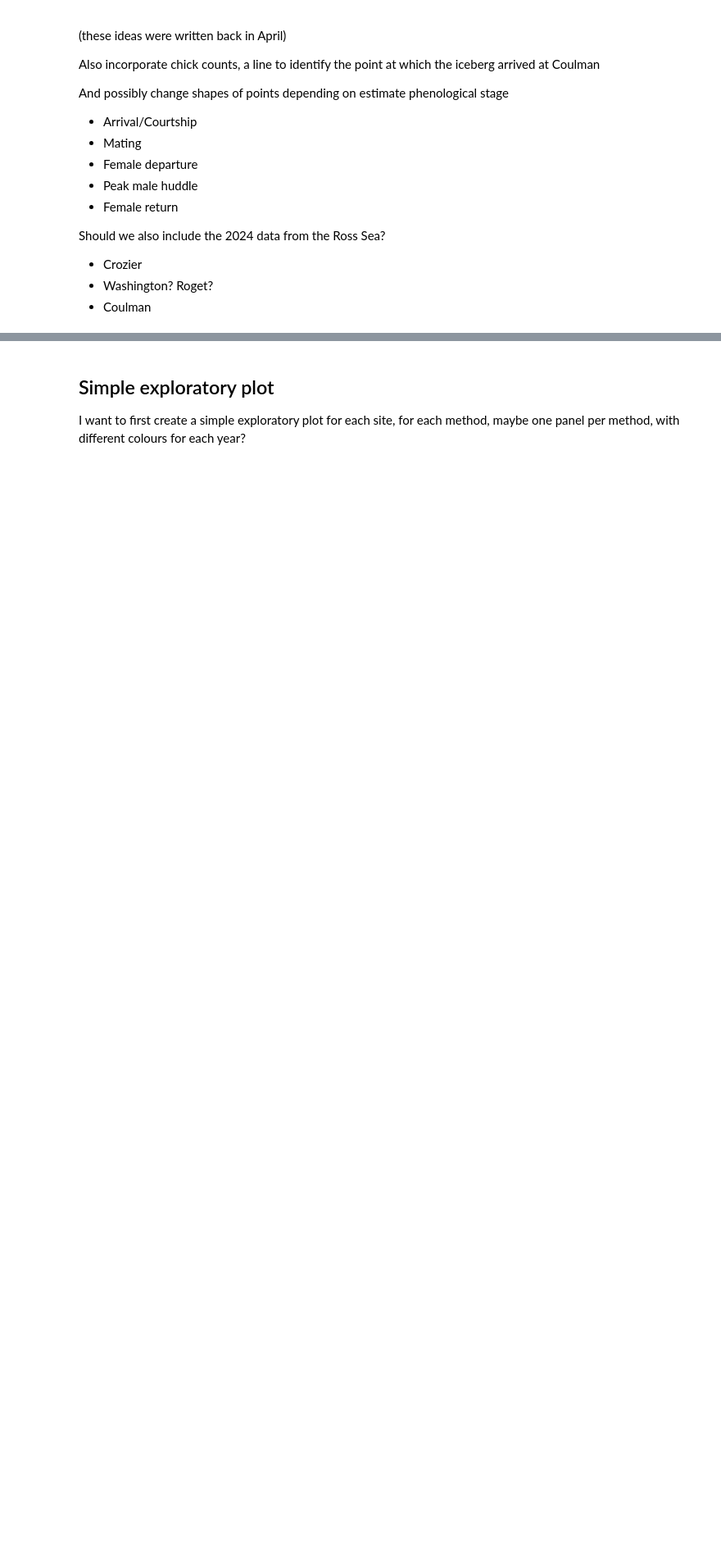
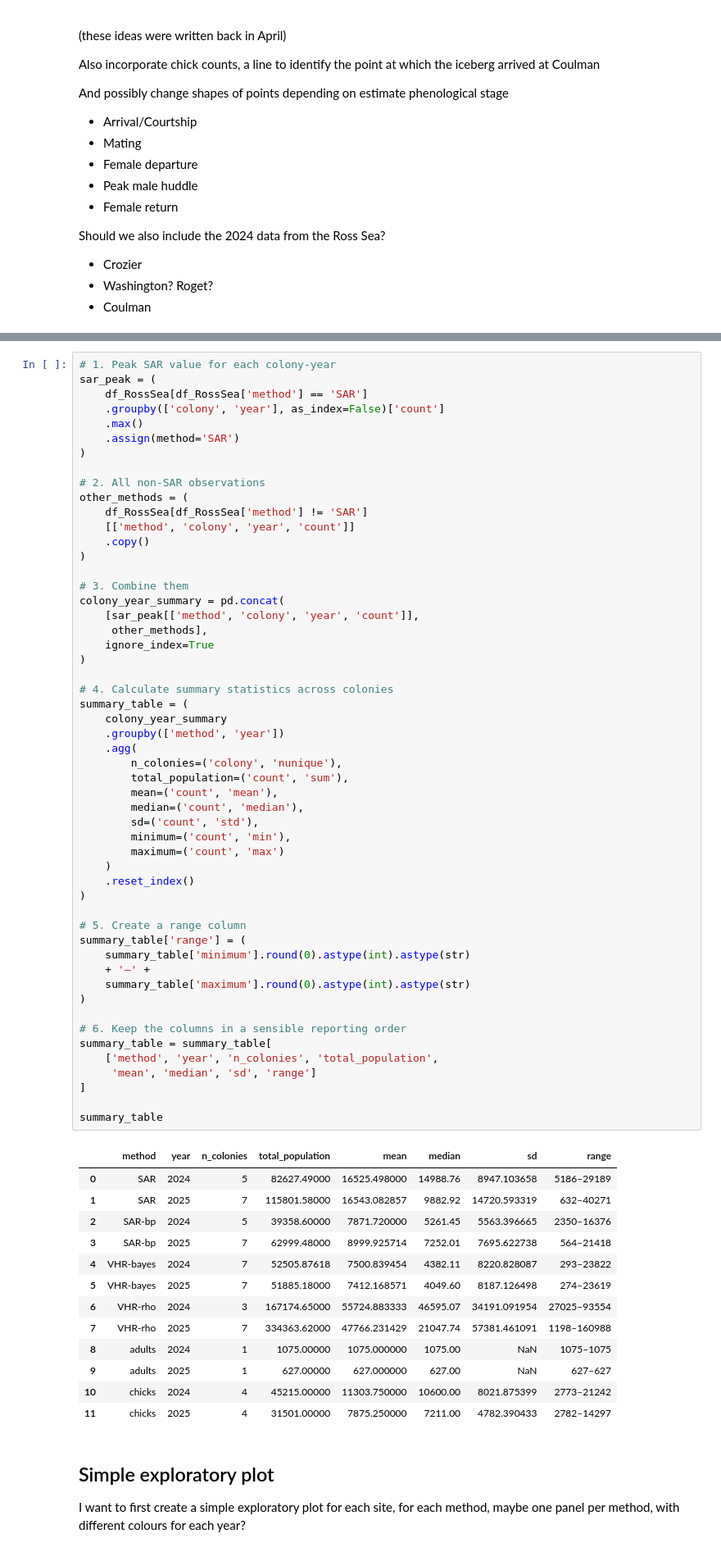
Before and after one commit to rosetazetta/SAR_RossSea_compare, a Jupyter notebook: Code/RossSeaPhenology_plot.ipynb, the cells around one changed output, grey strips where cells are left out. Shown at 82% size. Cells and saved outputs as stored; diff of their text form; blank space fills up the shorter version.

```diff
--- a/Code/RossSeaPhenology_plot.ipynb
+++ b/Code/RossSeaPhenology_plot.ipynb
@@ -188,3 +248,70 @@ Should we also include the 2024 data from the Ross Sea?
+# %%
+# 1. Peak SAR value for each colony-year
+sar_peak = (
+    df_RossSea[df_RossSea['method'] == 'SAR']
+    .groupby(['colony', 'year'], as_index=False)['count']
+    .max()
+    .assign(method='SAR')
+)
+
+# 2. All non-SAR observations
+other_methods = (
+    df_RossSea[df_RossSea['method'] != 'SAR']
+    [['method', 'colony', 'year', 'count']]
+    .copy()
+)
+
+# 3. Combine them
+colony_year_summary = pd.concat(
+    [sar_peak[['method', 'colony', 'year', 'count']],
+     other_methods],
+    ignore_index=True
+)
+
+# 4. Calculate summary statistics across colonies
+summary_table = (
+    colony_year_summary
+    .groupby(['method', 'year'])
+    .agg(
+        n_colonies=('colony', 'nunique'),
+        total_population=('count', 'sum'),
+        mean=('count', 'mean'),
+        median=('count', 'median'),
+        sd=('count', 'std'),
+        minimum=('count', 'min'),
+        maximum=('count', 'max')
+    )
+    .reset_index()
+)
+
+# 5. Create a range column
+summary_table['range'] = (
+    summary_table['minimum'].round(0).astype(int).astype(str)
+    + '–' +
+    summary_table['maximum'].round(0).astype(int).astype(str)
+)
+
+# 6. Keep the columns in a sensible reporting order
+summary_table = summary_table[
+    ['method', 'year', 'n_colonies', 'total_population',
+     'mean', 'median', 'sd', 'range']
+]
+
+summary_table
+# %% [output]
+|  | method | year | n_colonies | total_population | mean | median | sd | range |
+| 0 | SAR | 2024 | 5 | 82627.49000 | 16525.498000 | 14988.76 | 8947.103658 | 5186–29189 |
+| 1 | SAR | 2025 | 7 | 115801.58000 | 16543.082857 | 9882.92 | 14720.593319 | 632–40271 |
+| 2 | SAR-bp | 2024 | 5 | 39358.60000 | 7871.720000 | 5261.45 | 5563.396665 | 2350–16376 |
+| 3 | SAR-bp | 2025 | 7 | 62999.48000 | 8999.925714 | 7252.01 | 7695.622738 | 564–21418 |
+| 4 | VHR-bayes | 2024 | 7 | 52505.87618 | 7500.839454 | 4382.11 | 8220.828087 | 293–23822 |
+| 5 | VHR-bayes | 2025 | 7 | 51885.18000 | 7412.168571 | 4049.60 | 8187.126498 | 274–23619 |
+| 6 | VHR-rho | 2024 | 3 | 167174.65000 | 55724.883333 | 46595.07 | 34191.091954 | 27025–93554 |
+| 7 | VHR-rho | 2025 | 7 | 334363.62000 | 47766.231429 | 21047.74 | 57381.461091 | 1198–160988 |
+| 8 | adults | 2024 | 1 | 1075.00000 | 1075.000000 | 1075.00 | NaN | 1075–1075 |
+| 9 | adults | 2025 | 1 | 627.00000 | 627.000000 | 627.00 | NaN | 627–627 |
+| 10 | chicks | 2024 | 4 | 45215.00000 | 11303.750000 | 10600.00 | 8021.875399 | 2773–21242 |
+| 11 | chicks | 2025 | 4 | 31501.00000 | 7875.250000 | 7211.00 | 4782.390433 | 2782–14297 |
 # %% [markdown]
 ## Simple exploratory plot
 
```
Also changed, not shown: parts of 23 cells of this notebook, 27 other files.
